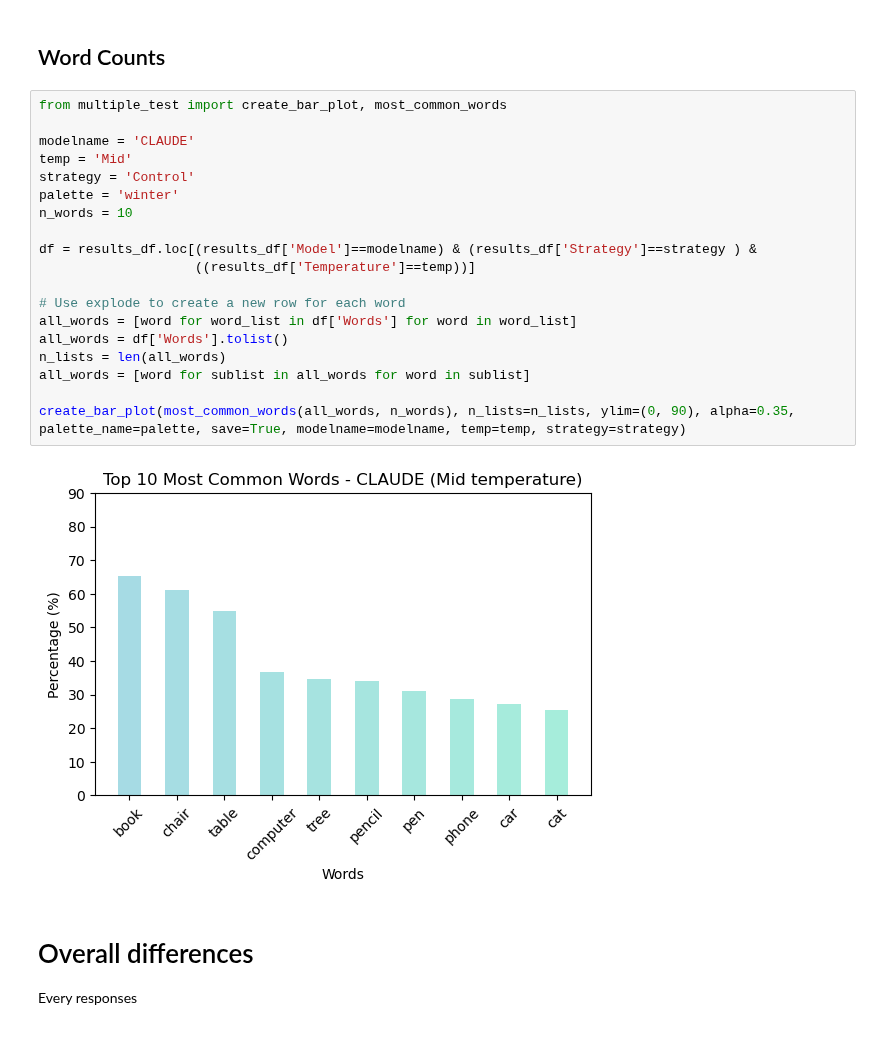
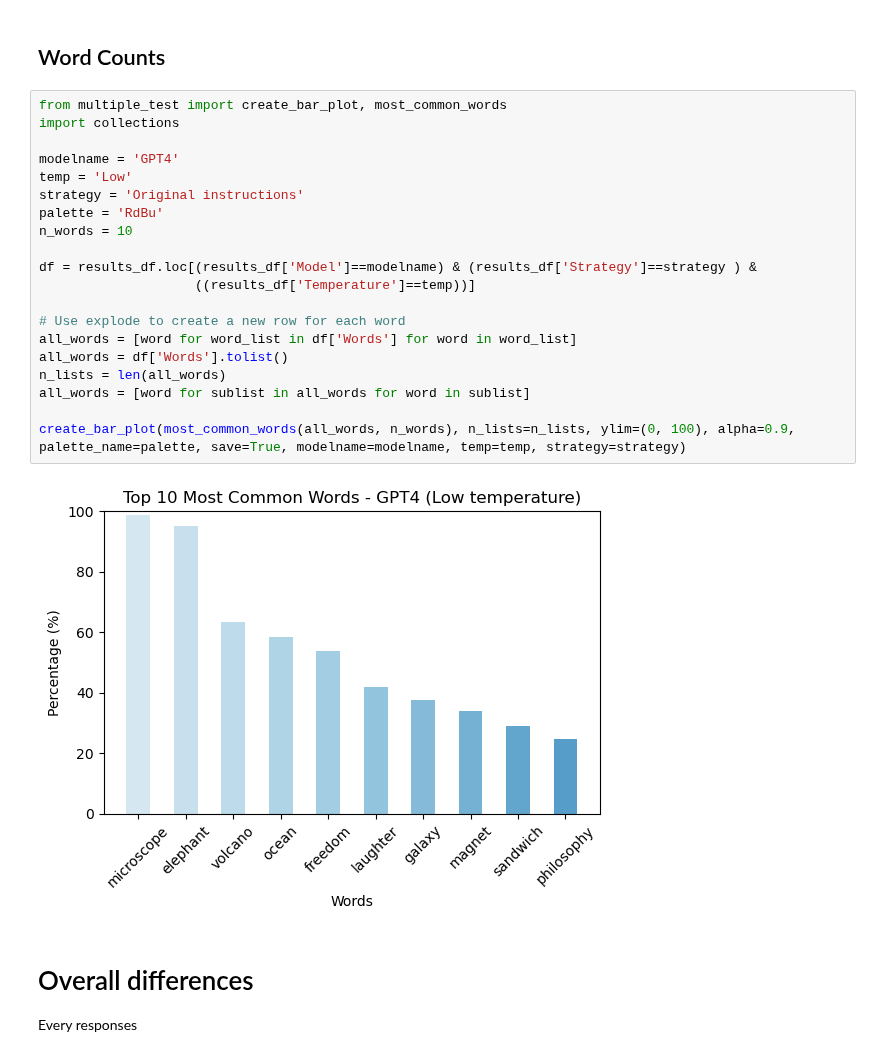
Before and after one commit to AntoineBellemare/DAT_GPT, a Jupyter notebook: scripts/visualization.ipynb, the cells around one changed output. Saved outputs shown, nothing was run; the diff lists cells and outputs as text.

```diff
--- a/scripts/visualization.ipynb
+++ b/scripts/visualization.ipynb
@@ -280,25 +280,26 @@ def normalize_filter(df):
 ## Word Counts
 # %%
 from multiple_test import create_bar_plot, most_common_words
+import collections
 
-modelname = 'CLAUDE'
-temp = 'Mid'
-strategy = 'Control'
-palette = 'winter'
+modelname = 'GPT4'
+temp = 'Low'
+strategy = 'Original instructions'
+palette = 'RdBu'
 n_words = 10
 
 df = results_df.loc[(results_df['Model']==modelname) & (results_df['Strategy']==strategy ) &
                     ((results_df['Temperature']==temp))]
 
 # Use explode to create a new row for each word
 all_words = [word for word_list in df['Words'] for word in word_list]
 all_words = df['Words'].tolist()
 n_lists = len(all_words)
 all_words = [word for sublist in all_words for word in sublist]
 
-create_bar_plot(most_common_words(all_words, n_words), n_lists=n_lists, ylim=(0, 90), alpha=0.35, palette_name=palette, save=True, modelname=modelname, temp=temp, strategy=strategy)
+create_bar_plot(most_common_words(all_words, n_words), n_lists=n_lists, ylim=(0, 100), alpha=0.9, palette_name=palette, save=True, modelname=modelname, temp=temp, strategy=strategy)
 # %% [output]
-[figure, old version]
+[figure, new version]
 # %% [markdown]
 # Overall differences
 Every responses
```
Also changed, not shown: parts of 1 cell of this notebook, 1 other file.
